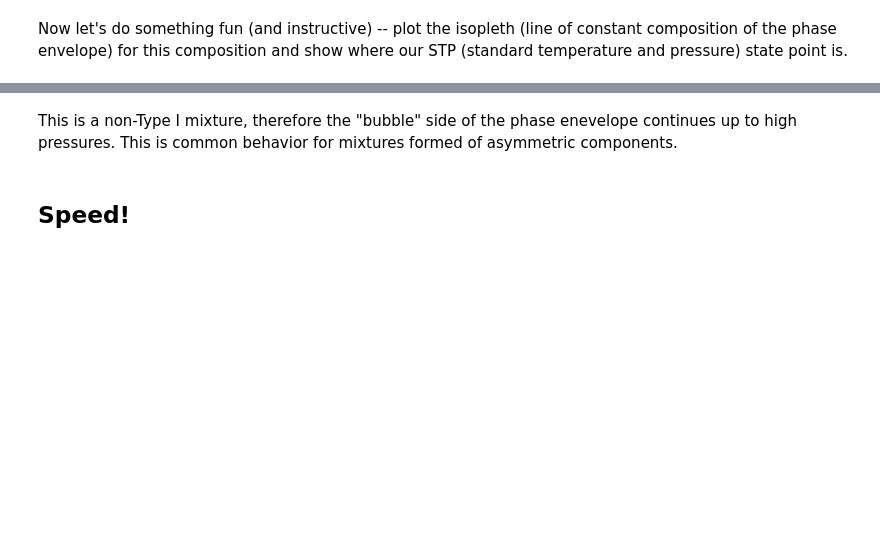
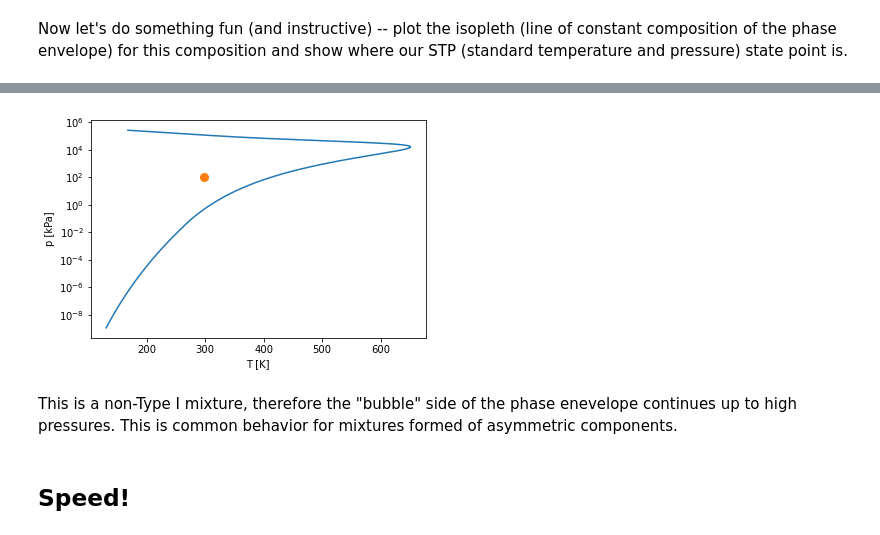
Before and after one commit to usnistgov/REFPROP-wrappers, a Jupyter notebook: wrappers/python/notebooks/Tutorial.ipynb, the cells around one changed output, grey strips where cells are left out. Saved outputs shown, nothing was run; the diff lists cells and outputs as text; code cells hidden in the pictures; blank space fills up the shorter version.

Commit message:
Add example of use of SPLNVALdll function

```diff
--- a/wrappers/python/notebooks/Tutorial.ipynb
+++ b/wrappers/python/notebooks/Tutorial.ipynb
@@ -73,7 +80,8 @@ r.Output[0]
 # supercedes the path specified to SETPATHdll
 p_Pa = 101325
 Q = 0.0
-r = RP.REFPROPdll(os.path.join(os.environ['RPPREFIX'],"FLUIDS","WATER.FLD"),"PQ","T",MOLAR_BASE_SI,0,0,p_Pa,Q,[1.0])
+FLDpath = os.path.join(os.environ['RPPREFIX'],"FLUIDS","WATER.FLD")
+r = RP.REFPROPdll(FLDpath,"PQ","T",MOLAR_BASE_SI,0,0,p_Pa,Q,[1.0])
 r.Output[0]
 # %% [output]
 373.1242958476953
@@ -257,3 +297,45 @@ plt.show()
+# %%
+# Reset...
+RP.SETFLUIDSdll('ARGON')
+# Set up the fluids we want
+RP.SETFLUIDSdll('Decane*Nitrogen')
+# Construct the saturation spline
+RP.SATSPLNdll([0.4,0.6])
+
+# Now we programatically extract smoothed values
+nc = 2 # two components
+
+# These limits are the densities of the "vapor" phase
+rhomolarmin = RP.SPLNVALdll(nc+1, -1, 0).f
+rhomolarmax = RP.SPLNVALdll(nc+1, -2, 0).f
+
+Nnodes = RP.REFPROPdll("","SPLINENODES","",0,0,0,0,0,[0.4,0.6]).iUCode
+iT = nc+1
+iP = nc+2
+iD = nc+3
+iH = nc+4
+iS = nc+5
+
+data = []
+for rho in np.geomspace(rhomolarmin, rhomolarmax, 10000):
+    # rho_eq is the density of the "other" phase
+    T,p,rho_eq,h,s = [RP.SPLNVALdll(k, 0, rho).f for k in [iT, iP, iD, iH, iS]]
+    data.append(dict(rho_vap=rho_eq, T=T, p=p))
+
+# Convert the data points into a pandas DataFrame
+df = pandas.DataFrame(data)
+# And plot them...
+plt.plot(df['T'],df.p,'-')
+
+# Plot the specified state point at STP
+plt.plot(298, 101.325,'o-',ms=8)
+
+plt.yscale('log')
+plt.xlabel('T [K]')
+plt.ylabel('p [kPa]')
+plt.show()
+# %% [output]
+[figure, added]
 # %% [markdown]
 This is a non-Type I mixture, therefore the "bubble" side of the phase enevelope continues up to high pressures.  This is common behavior for mixtures formed of asymmetric components.
 # %% [markdown]
```
Also changed, not shown: parts of 15 cells of this notebook.
